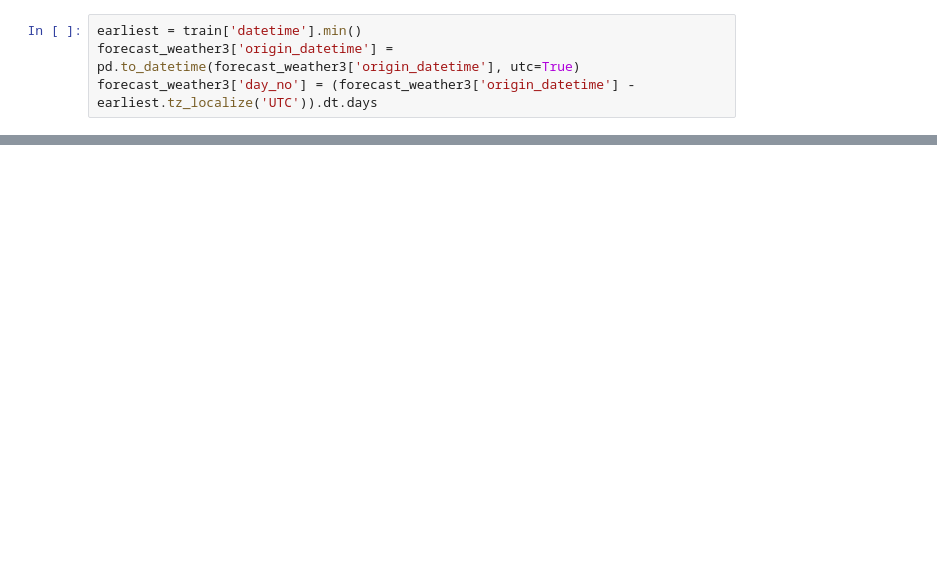
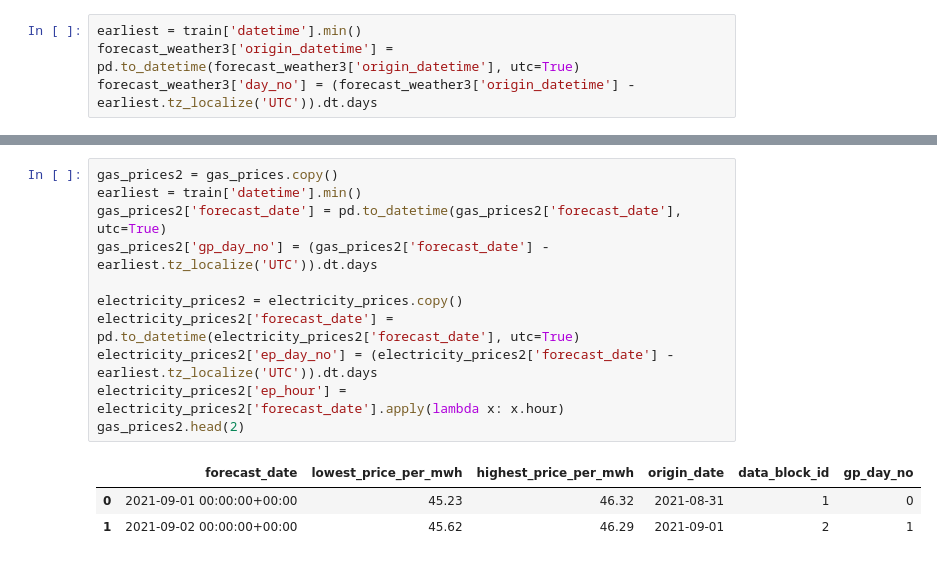
Before and after one commit to ZalmanKelber/kaggle_prosumer, a Jupyter notebook: prosumer.ipynb, the cells around one changed output, grey strips where cells are left out. Drawn from its saved outputs; the diff is of its cells as text; blank space fills up the shorter version.

Commit message:
Add gas and electrivity price data to establish next baseline

```diff
--- a/prosumer.ipynb
+++ b/prosumer.ipynb
@@ -146,0 +169,15 @@ train4.shape
+# %%
+gas_prices2 = gas_prices.copy()
+earliest = train['datetime'].min()
+gas_prices2['forecast_date'] = pd.to_datetime(gas_prices2['forecast_date'], utc=True)
+gas_prices2['gp_day_no'] = (gas_prices2['forecast_date'] - earliest.tz_localize('UTC')).dt.days
+
+electricity_prices2 = electricity_prices.copy()
+electricity_prices2['forecast_date'] = pd.to_datetime(electricity_prices2['forecast_date'], utc=True)
+electricity_prices2['ep_day_no'] = (electricity_prices2['forecast_date'] - earliest.tz_localize('UTC')).dt.days
+electricity_prices2['ep_hour'] = electricity_prices2['forecast_date'].apply(lambda x: x.hour)
+gas_prices2.head(2)
+# %% [output]
+|  | forecast_date | lowest_price_per_mwh | highest_price_per_mwh | origin_date | data_block_id | gp_day_no |
+| 0 | 2021-09-01 00:00:00+00:00 | 45.23 | 46.32 | 2021-08-31 | 1 | 0 |
+| 1 | 2021-09-02 00:00:00+00:00 | 45.62 | 46.29 | 2021-09-01 | 2 | 1 |
```
Also changed, not shown: parts of 10 cells of this notebook.
